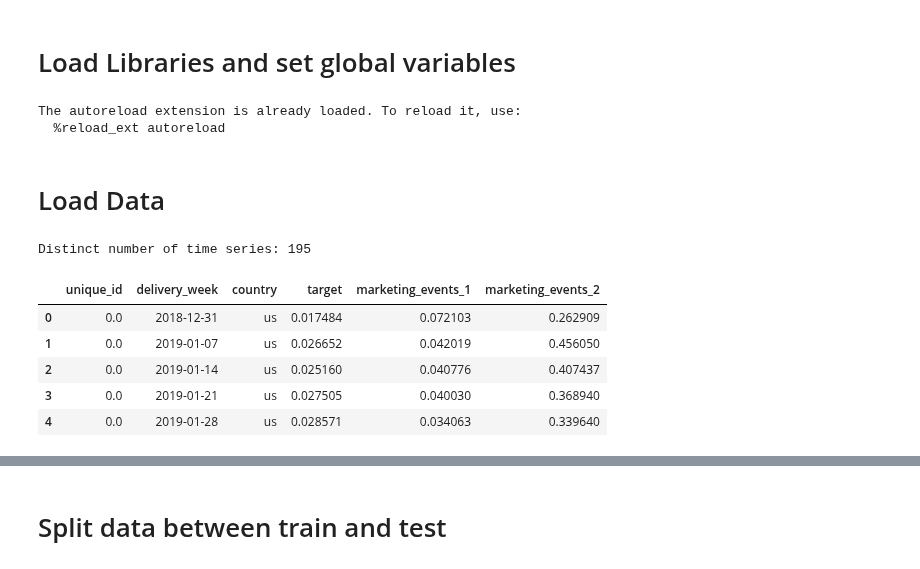
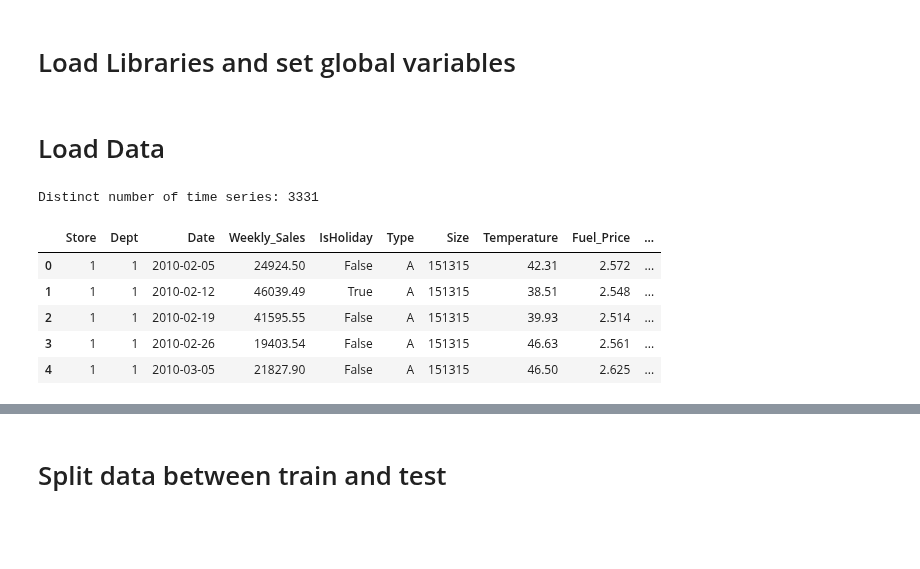
Before and after one commit to zaai-ai/lab, a Jupyter notebook: forecasting/Chronos/chronos.ipynb, the cells around one changed output, grey strips where cells are left out. Cells and saved outputs as stored; diff of their text form; code cells hidden in the pictures; blank space fills up the shorter version.

```diff
--- a/forecasting/Chronos/chronos.ipynb
+++ b/forecasting/Chronos/chronos.ipynb
@@ -7,31 +7,48 @@ import numpy as np
 import pandas as pd
 import torch
 import utils
+from datetime import timedelta
 from chronos import ChronosPipeline
-from sklearn.preprocessing import MinMaxScaler, OrdinalEncoder
+from darts import TimeSeries
+from darts.dataprocessing.pipeline import Pipeline
+from darts.models import TiDEModel
+from darts.dataprocessing.transformers import Scaler
+from darts.utils.timeseries_generation import datetime_attribute_timeseries
+from darts.utils.likelihood_models import QuantileRegression
+from darts.dataprocessing.transformers import StaticCovariatesTransformer, MissingValuesFiller
 
-FORECAST_HORIZON = 17
+TIME_COL = "Date"
+TARGET = "Weekly_Sales"
+STATIC_COV = ["Store", "Dept", "Type", "Size"]
+DYNAMIC_COV_FILL_0 = ["IsHoliday", 'MarkDown1', 'MarkDown2', 'MarkDown3', 'MarkDown4', 'MarkDown5']
+DYNAMIC_COV_FILL_INTERPOLATE = ['Temperature', 'Fuel_Price', 'CPI', 'Unemployment']
+FREQ = "W-FRI"
+FORECAST_HORIZON = 17 # weeks
+SCALER = Scaler()
+TRANSFORMER = StaticCovariatesTransformer()
+PIPELINE = Pipeline([SCALER, TRANSFORMER])
-# %% [output]
-The autoreload extension is already loaded. To reload it, use:
-  %reload_ext autoreload
 # %% [markdown]
 # Load Data
 # %%
-# read data frame and parse dates as datetime
-df = pd.read_csv('data/data.csv', parse_dates=['delivery_week'])
+# load data and exogenous features
+df = pd.read_csv('data/train.csv')
+store_info = pd.read_csv('data/stores.csv')
+exo_feat = pd.read_csv('data/features.csv').drop(columns='IsHoliday')
 
-# create a masked df due to confidential data
-masked_df = df.copy()
-masked_df[['target', 'marketing_events_1', 'marketing_events_2']] = MinMaxScaler().fit_transform(masked_df[['target', 'marketing_events_1', 'marketing_events_2']])
-masked_df[['unique_id']] = OrdinalEncoder().fit_transform(masked_df[['unique_id']])
+# join all data frames
+df = pd.merge(df, store_info, on=['Store'], how='left')
+df = pd.merge(df, exo_feat, on=['Store', TIME_COL], how='left')
 
-print(f"Distinct number of time series: {len(masked_df['unique_id'].unique())}")
-masked_df.head()
+# create unique id
+df["unique_id"] = df['Store'].astype(str)+'-'+df['Dept'].astype(str)
+
+print(f"Distinct number of time series: {len(df['unique_id'].unique())}")
+df.head()
 # %% [output]
-Distinct number of time series: 195
+Distinct number of time series: 3331
-|  | unique_id | delivery_week | country | target | marketing_events_1 | marketing_events_2 |
-| 0 | 0.0 | 2018-12-31 | us | 0.017484 | 0.072103 | 0.262909 |
-| 1 | 0.0 | 2019-01-07 | us | 0.026652 | 0.042019 | 0.456050 |
-| 2 | 0.0 | 2019-01-14 | us | 0.025160 | 0.040776 | 0.407437 |
-| 3 | 0.0 | 2019-01-21 | us | 0.027505 | 0.040030 | 0.368940 |
-| 4 | 0.0 | 2019-01-28 | us | 0.028571 | 0.034063 | 0.339640 |
+|  | Store | Dept | Date | Weekly_Sales | IsHoliday | Type | Size | Temperature | Fuel_Price | ... |
+| 0 | 1 | 1 | 2010-02-05 | 24924.50 | False | A | 151315 | 42.31 | 2.572 | ... |
+| 1 | 1 | 1 | 2010-02-12 | 46039.49 | True | A | 151315 | 38.51 | 2.548 | ... |
+| 2 | 1 | 1 | 2010-02-19 | 41595.55 | False | A | 151315 | 39.93 | 2.514 | ... |
+| 3 | 1 | 1 | 2010-02-26 | 19403.54 | False | A | 151315 | 46.63 | 2.561 | ... |
+| 4 | 1 | 1 | 2010-03-05 | 21827.90 | False | A | 151315 | 46.50 | 2.625 | ... |
```
Also changed, not shown: parts of 12 cells of this notebook, 3 other files.
